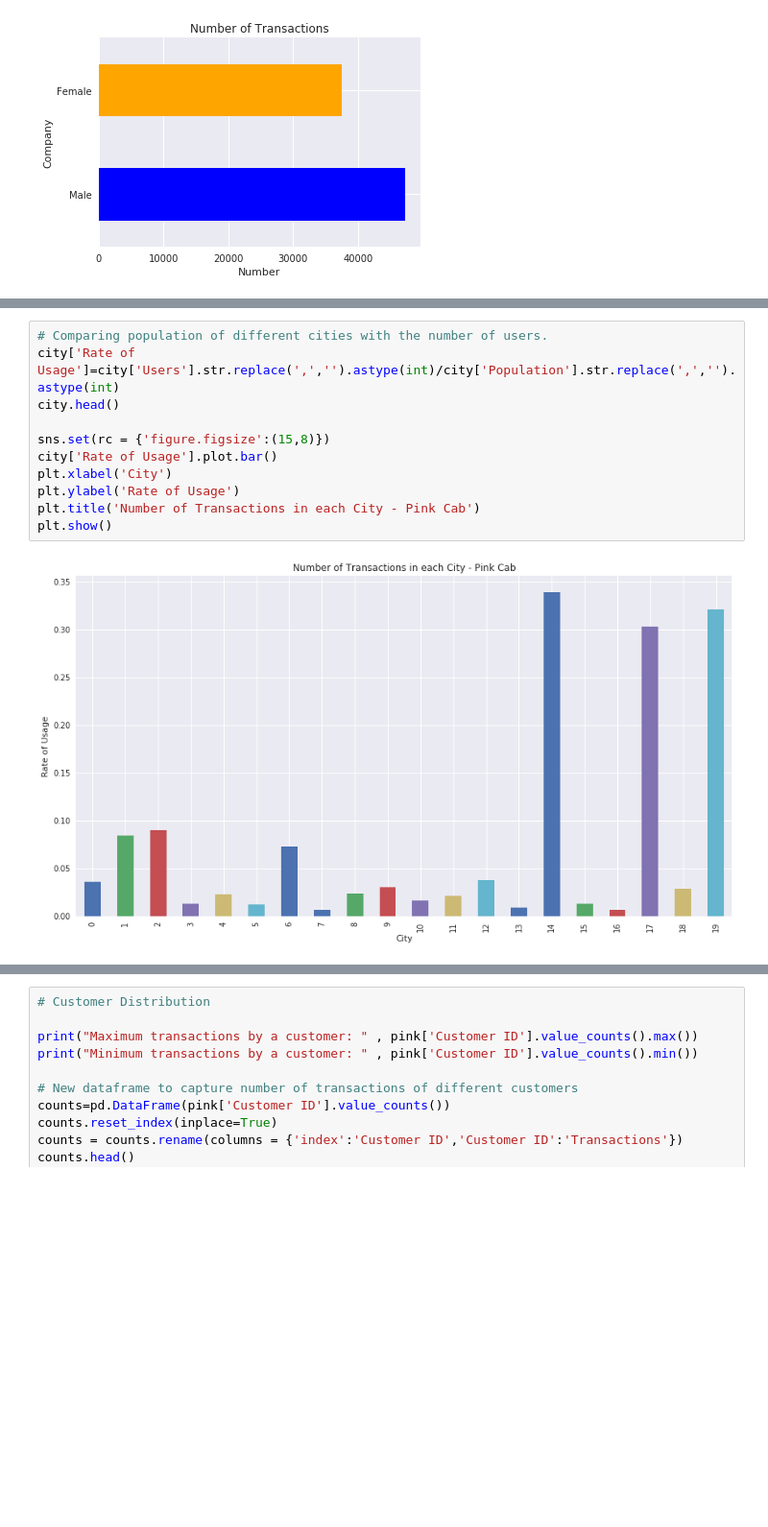
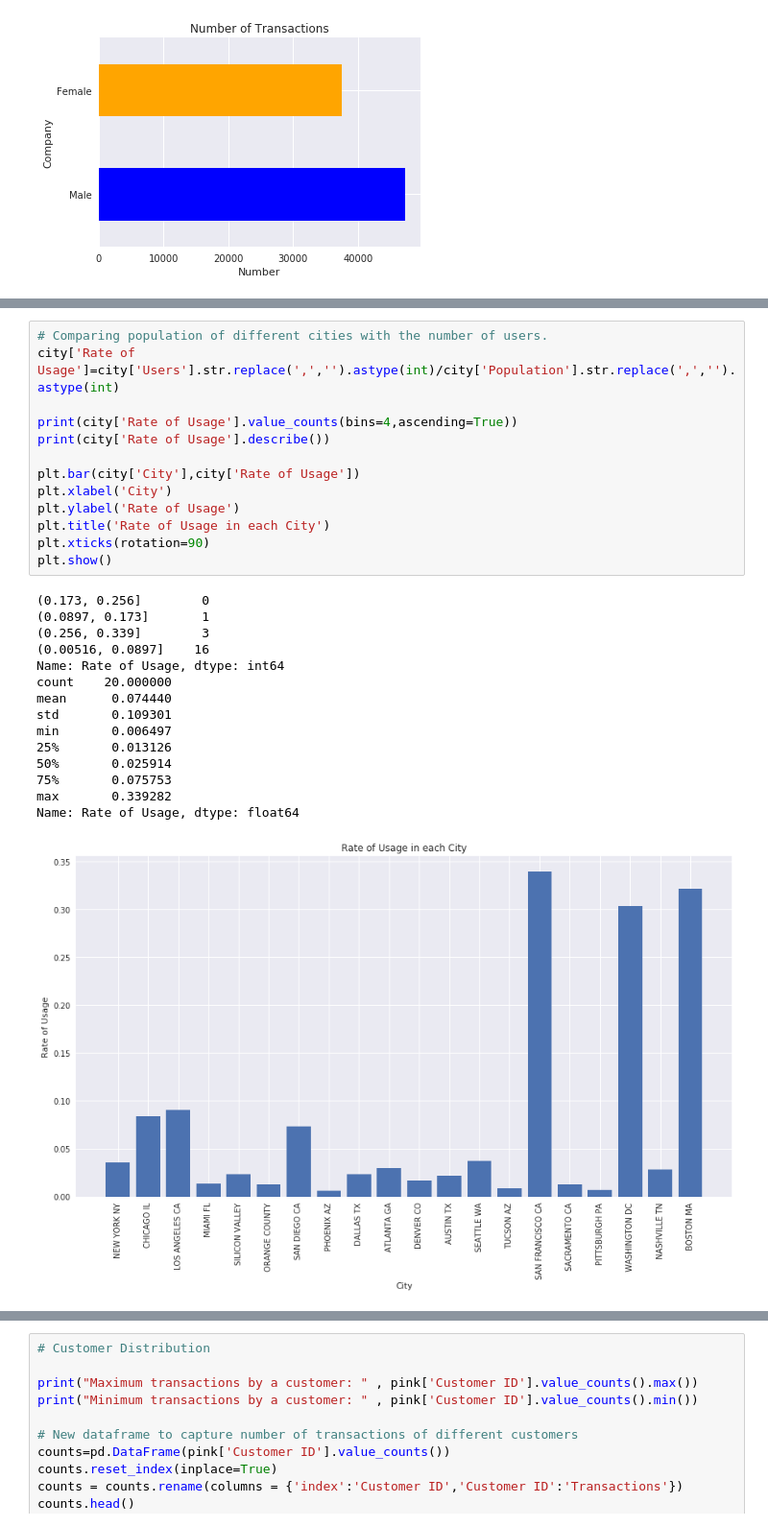
Before and after one commit to Wairimu-Miano/DataSets, a Jupyter notebook: G2Mweek2.ipynb, the cells around one changed output, grey strips where cells are left out. Shown at 96% size. Drawn from its saved outputs; the diff is of its cells as text; blank space fills up the shorter version.

```diff
--- a/G2Mweek2.ipynb
+++ b/G2Mweek2.ipynb
@@ -610,13 +759,29 @@ plt.show()
 # %%
 # Comparing population of different cities with the number of users.
 city['Rate of Usage']=city['Users'].str.replace(',','').astype(int)/city['Population'].str.replace(',','').astype(int)
-city.head()
 
-sns.set(rc = {'figure.figsize':(15,8)})
-city['Rate of Usage'].plot.bar()
+print(city['Rate of Usage'].value_counts(bins=4,ascending=True))
+print(city['Rate of Usage'].describe())
+
+plt.bar(city['City'],city['Rate of Usage'])
 plt.xlabel('City')
 plt.ylabel('Rate of Usage')
-plt.title('Number of Transactions in each City - Pink Cab')
+plt.title('Rate of Usage in each City')
+plt.xticks(rotation=90)
 plt.show()
 # %% [output]
+(0.173, 0.256]        0
+(0.0897, 0.173]       1
+(0.256, 0.339]        3
+(0.00516, 0.0897]    16
+Name: Rate of Usage, dtype: int64
+count    20.000000
+mean      0.074440
+std       0.109301
+min       0.006497
+25%       0.013126
+50%       0.025914
+75%       0.075753
+max       0.339282
+Name: Rate of Usage, dtype: float64
-[figure, old version]
+[figure, new version]
```
Also changed, not shown: parts of 32 cells of this notebook.
